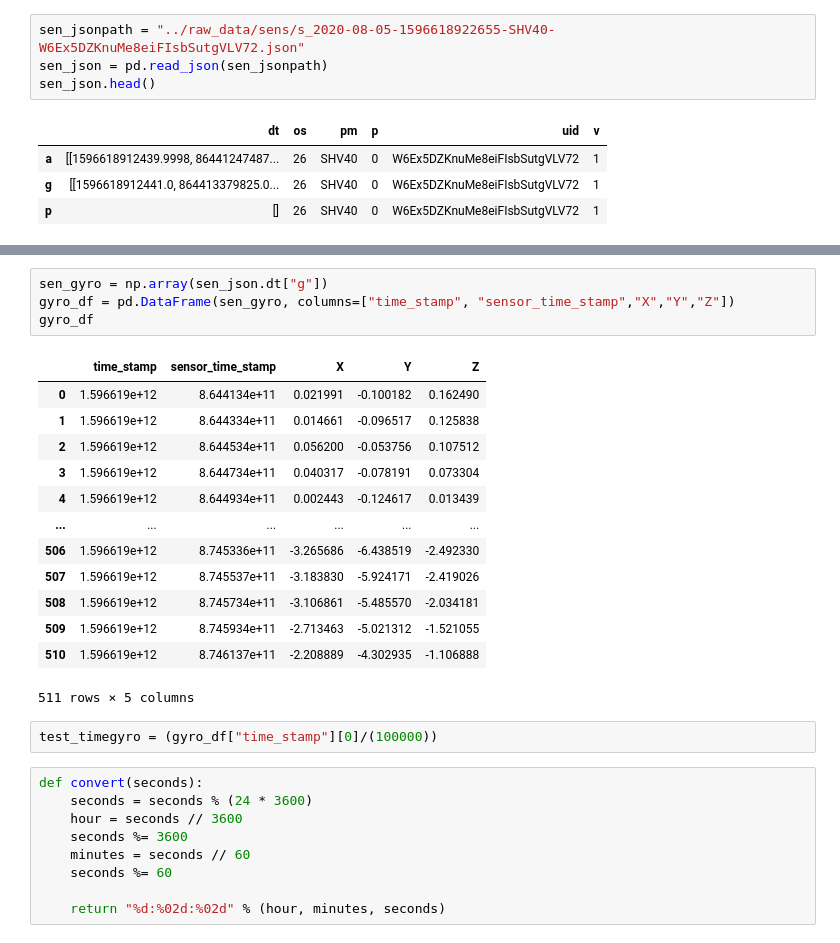
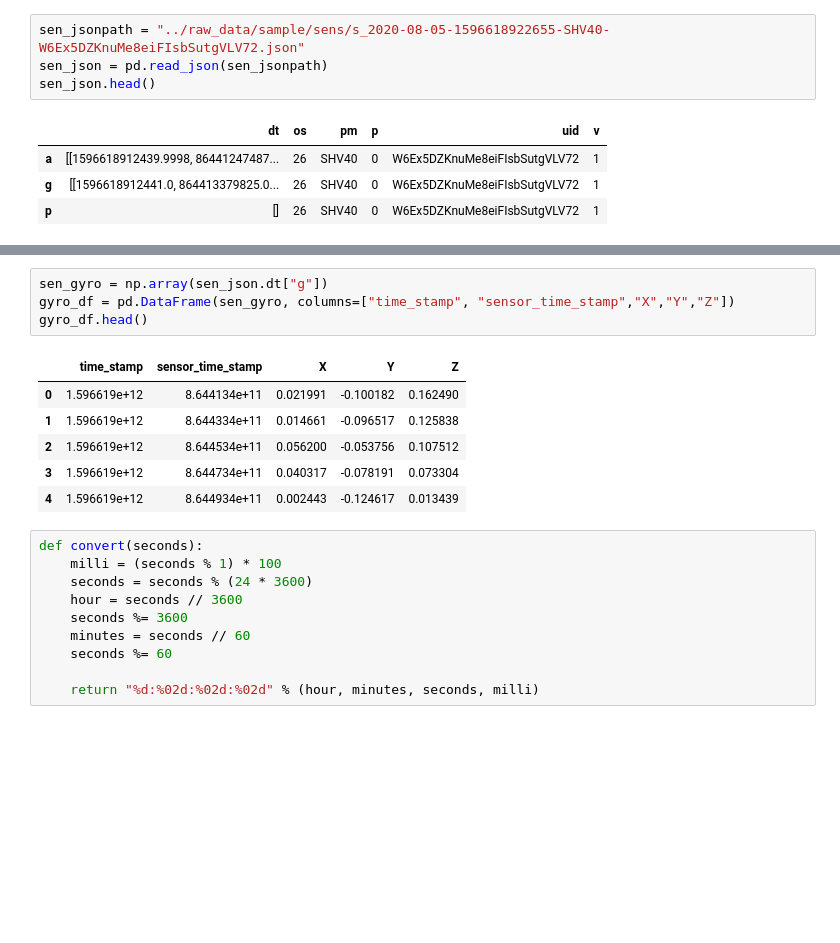
Before and after one commit to koka-koala/fallguys, a Jupyter notebook: notebooks/jin_intro.ipynb, the cells around one changed output, grey strips where cells are left out. Saved outputs shown, nothing was run; the diff lists cells and outputs as text; blank space fills up the shorter version.

```diff
--- a/notebooks/jin_intro.ipynb
+++ b/notebooks/jin_intro.ipynb
@@ -64,5 +91,5 @@ an_json.head()
 # %%
-sen_jsonpath = "../raw_data/sens/s_2020-08-05-1596618922655-SHV40-W6Ex5DZKnuMe8eiFIsbSutgVLV72.json"
+sen_jsonpath = "../raw_data/sample/sens/s_2020-08-05-1596618922655-SHV40-W6Ex5DZKnuMe8eiFIsbSutgVLV72.json"
 sen_json = pd.read_json(sen_jsonpath)
 sen_json.head()
 # %% [output]
@@ -91,29 +111,21 @@ acc_df
 # %%
 sen_gyro = np.array(sen_json.dt["g"])
 gyro_df = pd.DataFrame(sen_gyro, columns=["time_stamp", "sensor_time_stamp","X","Y","Z"])
-gyro_df
+gyro_df.head()
 # %% [output]
 |  | time_stamp | sensor_time_stamp | X | Y | Z |
 | 0 | 1.596619e+12 | 8.644134e+11 | 0.021991 | -0.100182 | 0.162490 |
 | 1 | 1.596619e+12 | 8.644334e+11 | 0.014661 | -0.096517 | 0.125838 |
 | 2 | 1.596619e+12 | 8.644534e+11 | 0.056200 | -0.053756 | 0.107512 |
 | 3 | 1.596619e+12 | 8.644734e+11 | 0.040317 | -0.078191 | 0.073304 |
 | 4 | 1.596619e+12 | 8.644934e+11 | 0.002443 | -0.124617 | 0.013439 |
-| ... | ... | ... | ... | ... | ... |
-| 506 | 1.596619e+12 | 8.745336e+11 | -3.265686 | -6.438519 | -2.492330 |
-| 507 | 1.596619e+12 | 8.745537e+11 | -3.183830 | -5.924171 | -2.419026 |
-| 508 | 1.596619e+12 | 8.745734e+11 | -3.106861 | -5.485570 | -2.034181 |
-| 509 | 1.596619e+12 | 8.745934e+11 | -2.713463 | -5.021312 | -1.521055 |
-| 510 | 1.596619e+12 | 8.746137e+11 | -2.208889 | -4.302935 | -1.106888 |
-511 rows × 5 columns
-# %%
-test_timegyro = (gyro_df["time_stamp"][0]/(100000))
 # %%
 def convert(seconds):
+    milli = (seconds % 1) * 100
     seconds = seconds % (24 * 3600)
     hour = seconds // 3600
     seconds %= 3600
     minutes = seconds // 60
     seconds %= 60
 
-    return "%d:%02d:%02d" % (hour, minutes, seconds)
+    return "%d:%02d:%02d:%02d" % (hour, minutes, seconds, milli)
```
Also changed, not shown: parts of 19 cells of this notebook.
